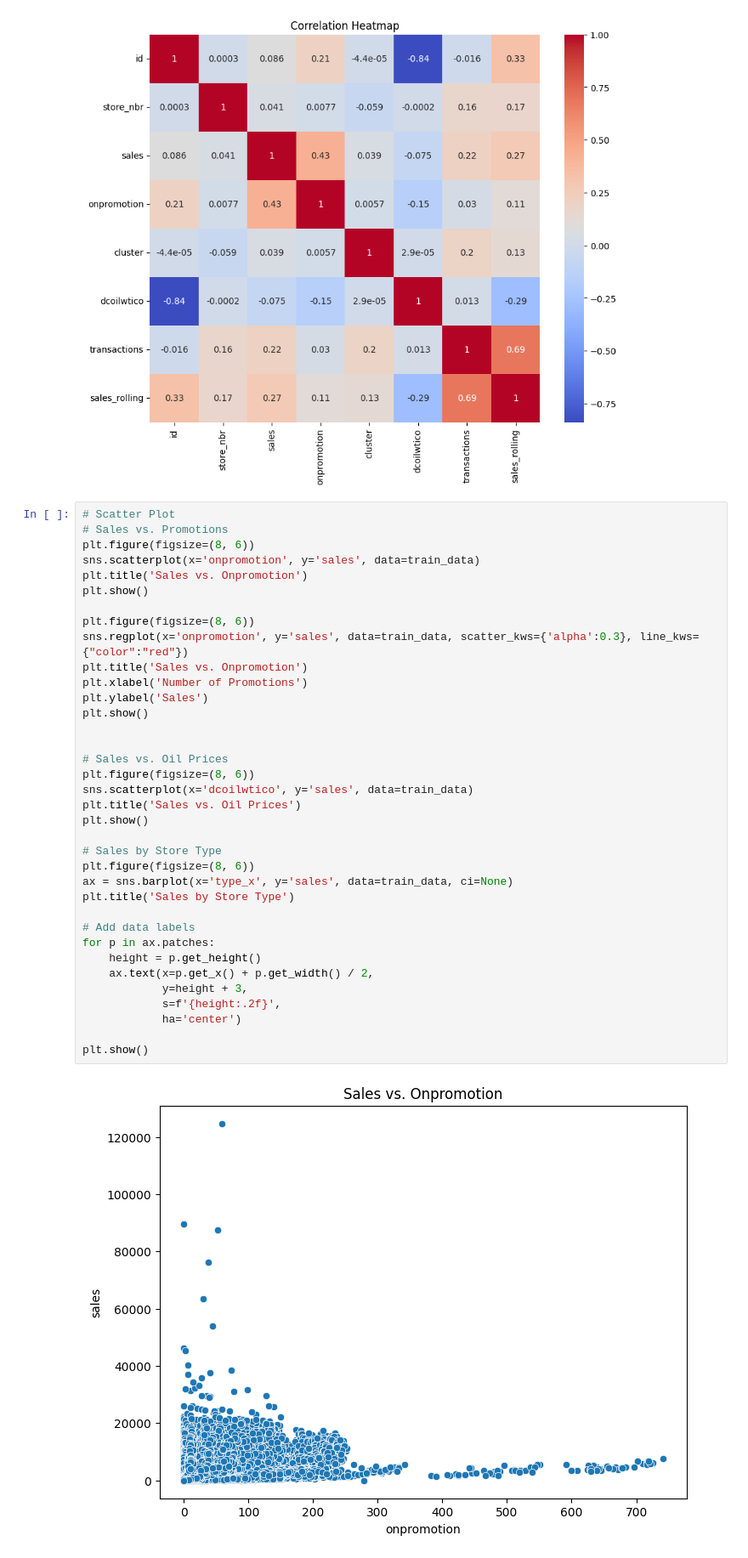
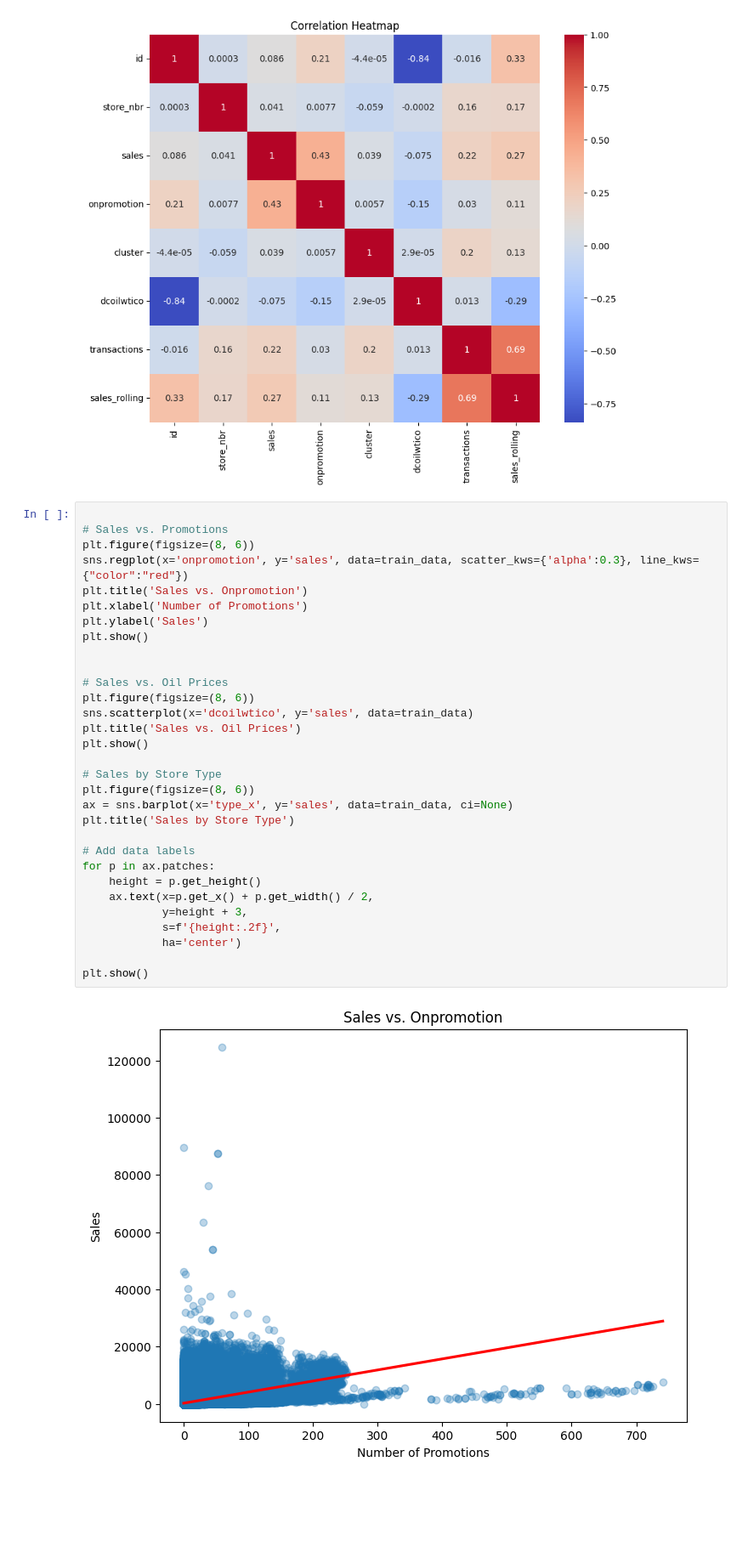
Before and after one commit to MillicentAgyir/LP3--Time-Series-Analysis, a Jupyter notebook: Notebooks/main-1.ipynb, the cells around one changed output. Shown at 85% size. Cells and saved outputs as stored; diff of their text form; blank space fills up the shorter version.

```diff
--- a/Notebooks/main-1.ipynb
+++ b/Notebooks/main-1.ipynb
@@ -309,40 +309,35 @@ plt.show()
 # %% [output]
 [figure]
 # %%
-# Scatter Plot
+
 # Sales vs. Promotions
-plt.figure(figsize=(8, 6))
-sns.scatterplot(x='onpromotion', y='sales', data=train_data)
-plt.title('Sales vs. Onpromotion')
-plt.show()
-
 plt.figure(figsize=(8, 6))
 sns.regplot(x='onpromotion', y='sales', data=train_data, scatter_kws={'alpha':0.3}, line_kws={"color":"red"})
 plt.title('Sales vs. Onpromotion')
 plt.xlabel('Number of Promotions')
 plt.ylabel('Sales')
 plt.show()
 
 
 # Sales vs. Oil Prices
 plt.figure(figsize=(8, 6))
 sns.scatterplot(x='dcoilwtico', y='sales', data=train_data)
 plt.title('Sales vs. Oil Prices')
 plt.show()
 
 # Sales by Store Type
 plt.figure(figsize=(8, 6))
 ax = sns.barplot(x='type_x', y='sales', data=train_data, ci=None)
 plt.title('Sales by Store Type')
 
 # Add data labels
 for p in ax.patches:
     height = p.get_height()
     ax.text(x=p.get_x() + p.get_width() / 2,
             y=height + 3,
             s=f'{height:.2f}',
             ha='center')
 
 plt.show()
 # %% [output]
-[figure, old version]
+[figure, new version]
```
Also changed, not shown: parts of 34 cells of this notebook.
